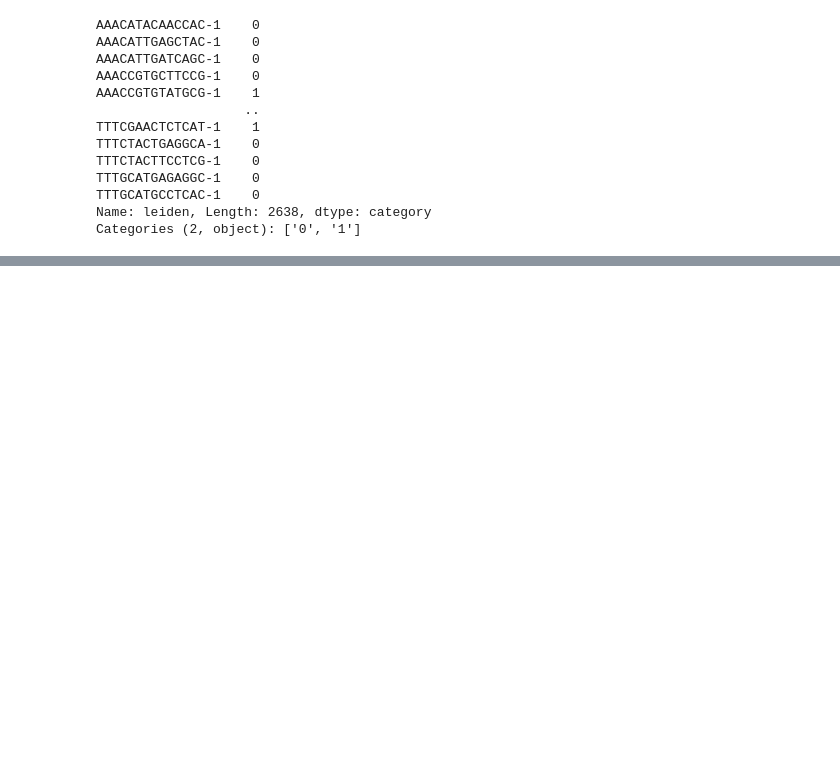
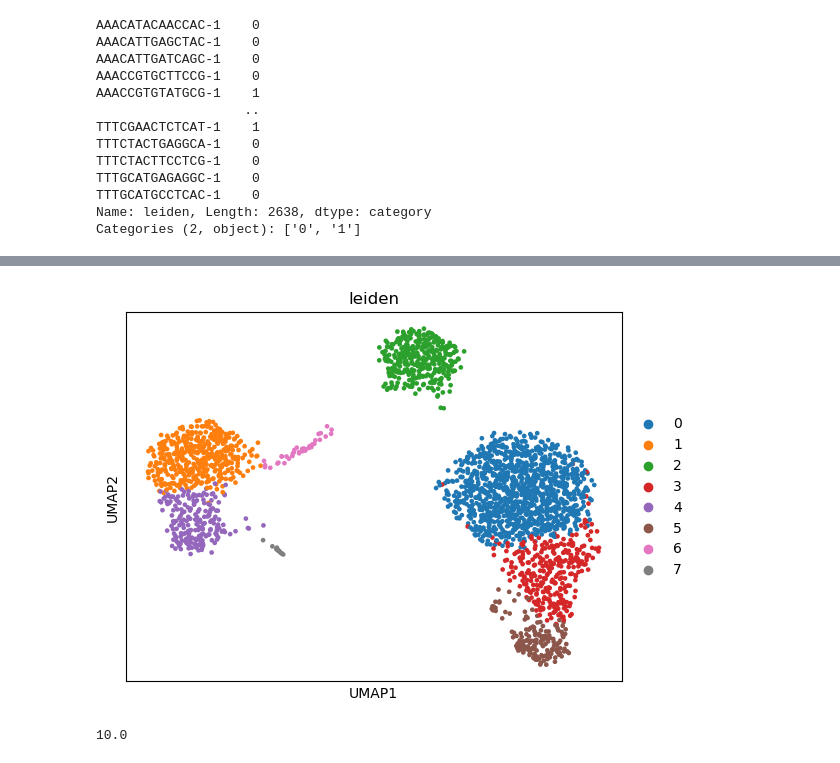
Before and after one commit to JakeJackson22/-Developmental_Disorder_Python_Archival, a Jupyter notebook: Visualisation.ipynb, the cells around one changed output, grey strips where cells are left out. Drawn from its saved outputs; the diff is of its cells as text; code cells hidden in the pictures; blank space fills up the shorter version.

```diff
--- a/Visualisation.ipynb
+++ b/Visualisation.ipynb
@@ -185,0 +249,4 @@ WARNING: saving figure to file figures/heatmapCirculatory.pdf
+# %%
+sc.pl.umap(adata, color='leiden')
+# %% [output]
+[figure, added]
@@ -185,0 +255,4 @@ WARNING: saving figure to file figures/heatmapCirculatory.pdf
+# %%
+adata.X.max()
+# %% [output]
+10.0
```
Also changed, not shown: parts of 31 cells of this notebook.
